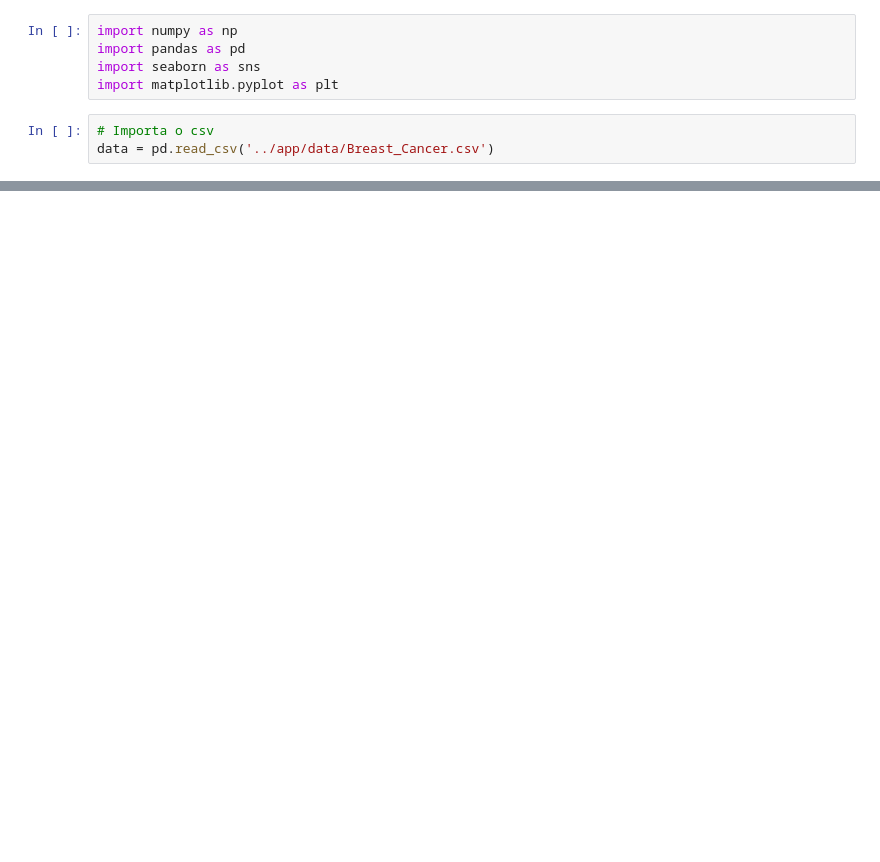
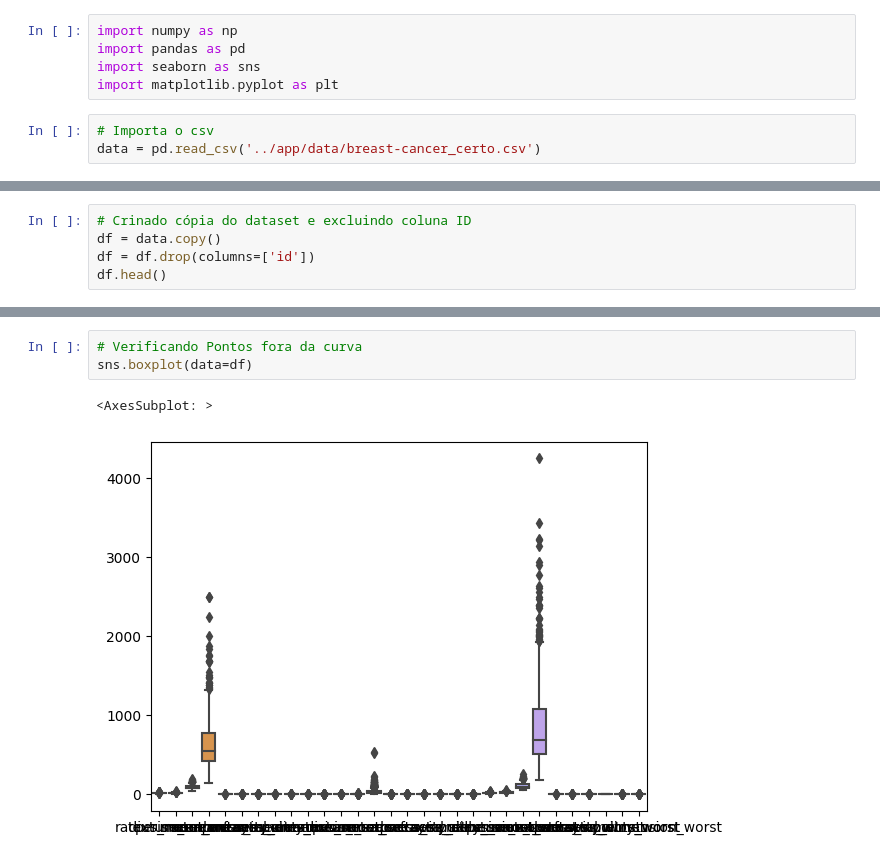
Before and after one commit to enricovivan/ml_python, a Jupyter notebook: notebooks/RandomForest.ipynb, the cells around one changed output, grey strips where cells are left out. Cells and saved outputs as stored; diff of their text form; blank space fills up the shorter version.

```diff
--- a/notebooks/RandomForest.ipynb
+++ b/notebooks/RandomForest.ipynb
@@ -5,7 +9,7 @@ import seaborn as sns
 import matplotlib.pyplot as plt
 # %%
 # Importa o csv
-data = pd.read_csv('../app/data/Breast_Cancer.csv')
+data = pd.read_csv('../app/data/breast-cancer_certo.csv')
 # %%
 # Verifica Valores Nulos e Linhas Duplicadas
 print(f'Dados Nulos: \n{data.isnull().sum()}\n')
@@ -71,0 +91,5 @@ memory usage: 534.2+ KB
+# %%
+# Crinado cópia do dataset e excluindo coluna ID
+df = data.copy()
+df = df.drop(columns=['id'])
+df.head()
@@ -71,0 +104,6 @@ memory usage: 534.2+ KB
+# %%
+# Verificando Pontos fora da curva
+sns.boxplot(data=df)
+# %% [output]
+<AxesSubplot: >
+[figure, added]
```
Also changed, not shown: parts of 23 cells of this notebook.
